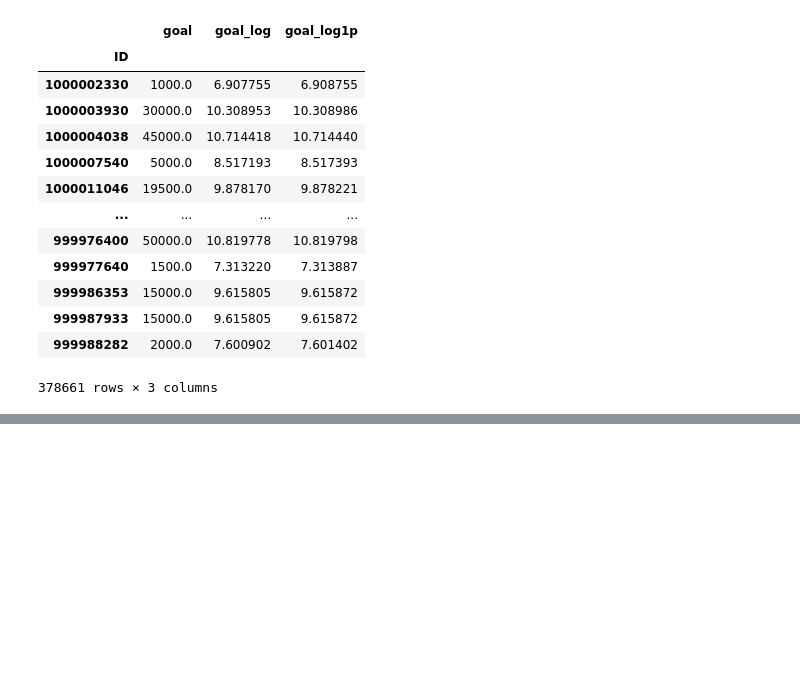
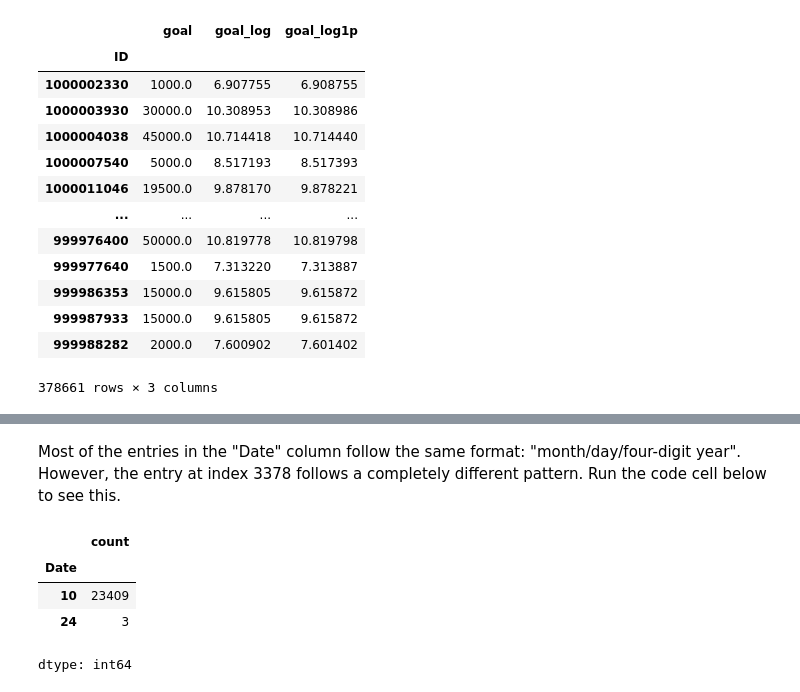
Before and after one commit to karywnl/data-science, a Jupyter notebook: data_cleaning.ipynb, the cells around one changed output, grey strips where cells are left out. Drawn from its saved outputs; the diff is of its cells as text; code cells hidden in the pictures; blank space fills up the shorter version.

```diff
--- a/data_cleaning.ipynb
+++ b/data_cleaning.ipynb
@@ -333,0 +362,10 @@ kickstarters[['goal', 'goal_log', 'goal_log1p']]
+# %% [markdown]
+Most of the entries in the "Date" column follow the same format: "month/day/four-digit year". However, the entry at index 3378 follows a completely different pattern. Run the code cell below to see this.
+# %%
+earthquakes["Date"].str.len().value_counts()
+# %% [output]
+|  | count |
+| Date |  |
+| 10 | 23409 |
+| 24 | 3 |
+dtype: int64
```
Also changed, not shown: parts of 12 cells of this notebook.
